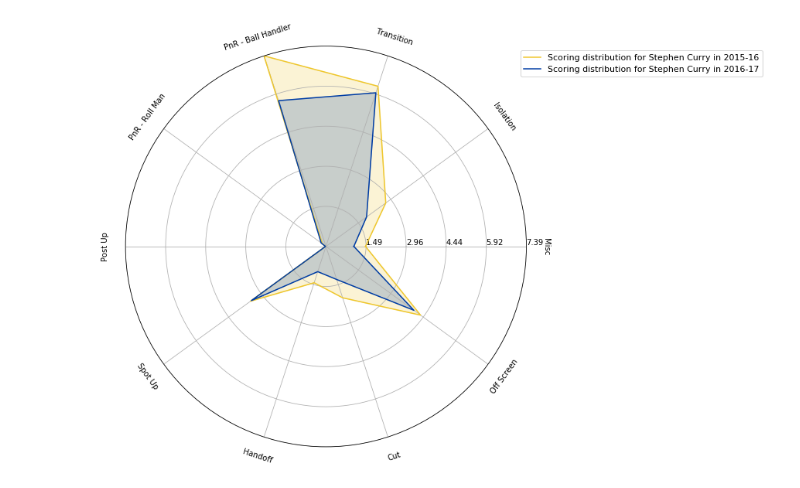
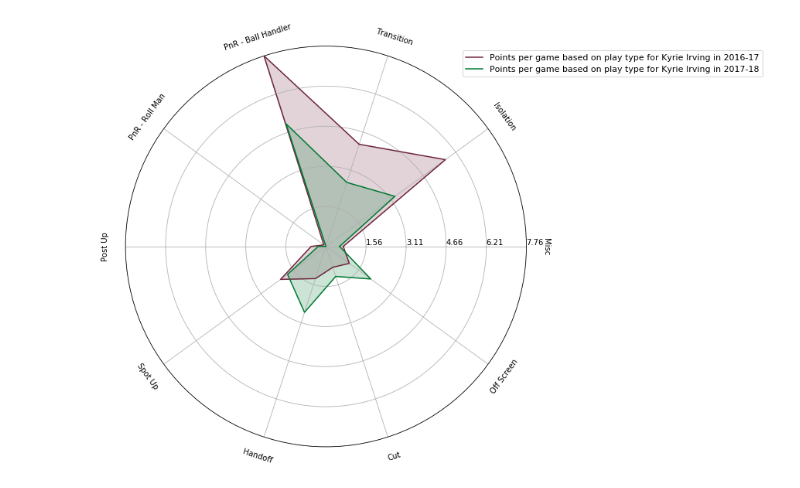
Before and after one commit to danchyy/Basketball_Analytics, a Jupyter notebook: Scripts/radar_plot/Stephen_Curry.ipynb, the cells around one changed output. Saved outputs shown, nothing was run; the diff lists cells and outputs as text; code cells hidden in the pictures.

Commit message:
Changed code so chart for kyrie is plotted

```diff
--- a/Scripts/radar_plot/Stephen_Curry.ipynb
+++ b/Scripts/radar_plot/Stephen_Curry.ipynb
@@ -130,11 +130,11 @@ def plot_radar_for_player(player_seasons, seasons, variables, colors, player_nam
     radar = ComplexRadar(fig1, variables, ranges, n_ordinate_levels=n_ordinate_levels)
 
     for player_season, season_number, color, player_name in zip(player_seasons, seasons, colors, player_names):
-        radar.plot(player_season, label="Scoring distribution for " + player_name + " in " + season_number, c=color)
+        radar.plot(player_season, label="Points per game based on play type for " + player_name + " in " + season_number, c=color)
         radar.fill(player_season, alpha=0.2, c=color)
 
     plt.legend(loc='upper right', bbox_to_anchor=bbox_to_anchor, fontsize=11)
-    plt.savefig("player_name + "_radar.jpg", bbox_inches='tight')
+    plt.savefig(player_name + " _radar.jpg", bbox_inches='tight')
     plt.show()
 # %%
 def create_play_type_dataset(target_stat, player_team_id,  past_season, curr_season, is_player=True):
@@ -168,14 +168,14 @@ def create_play_type_dataset(target_stat, player_team_id,  past_season, curr_sea
 
     return player_current_list, player_past_list, column_names
 # %%
-player_id = player.get_player("Stephen", "Curry").iloc[0]
+player_id = player.get_player("Kyrie", "Irving").iloc[0]
 # %%
-curr, past, columns = create_play_type_dataset('PPG', player_id, "2015", "2016")
+curr, past, columns = create_play_type_dataset('PPG', player_id, "2016", "2017")
 # %%
 player_seasons = [past, curr]
-seasons = ["2015-16", "2016-17"]
-colors = ["#EFC72D", "#003DA5"]
-player_names = 2 * ["Stephen Curry"]
+seasons = ["2016-17", "2017-18"]
+colors = ["#6F263D", "#007A33"]
+player_names = 2 * ["Kyrie Irving"]
 plot_radar_for_player(player_seasons, seasons, columns, colors, player_names, (1.60, 1), n_ordinate_levels=6)
 # %% [output]
-[figure, old version]
+[figure, new version]
```
